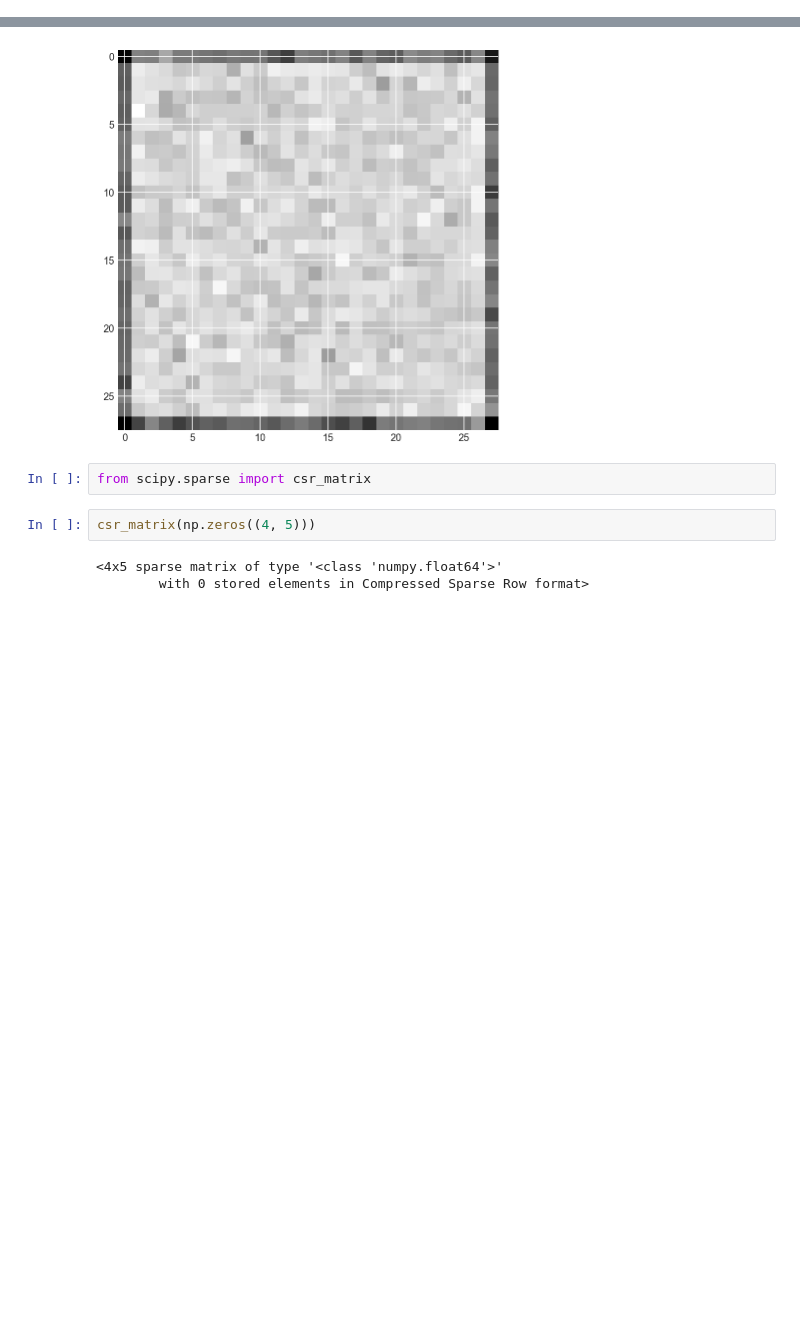
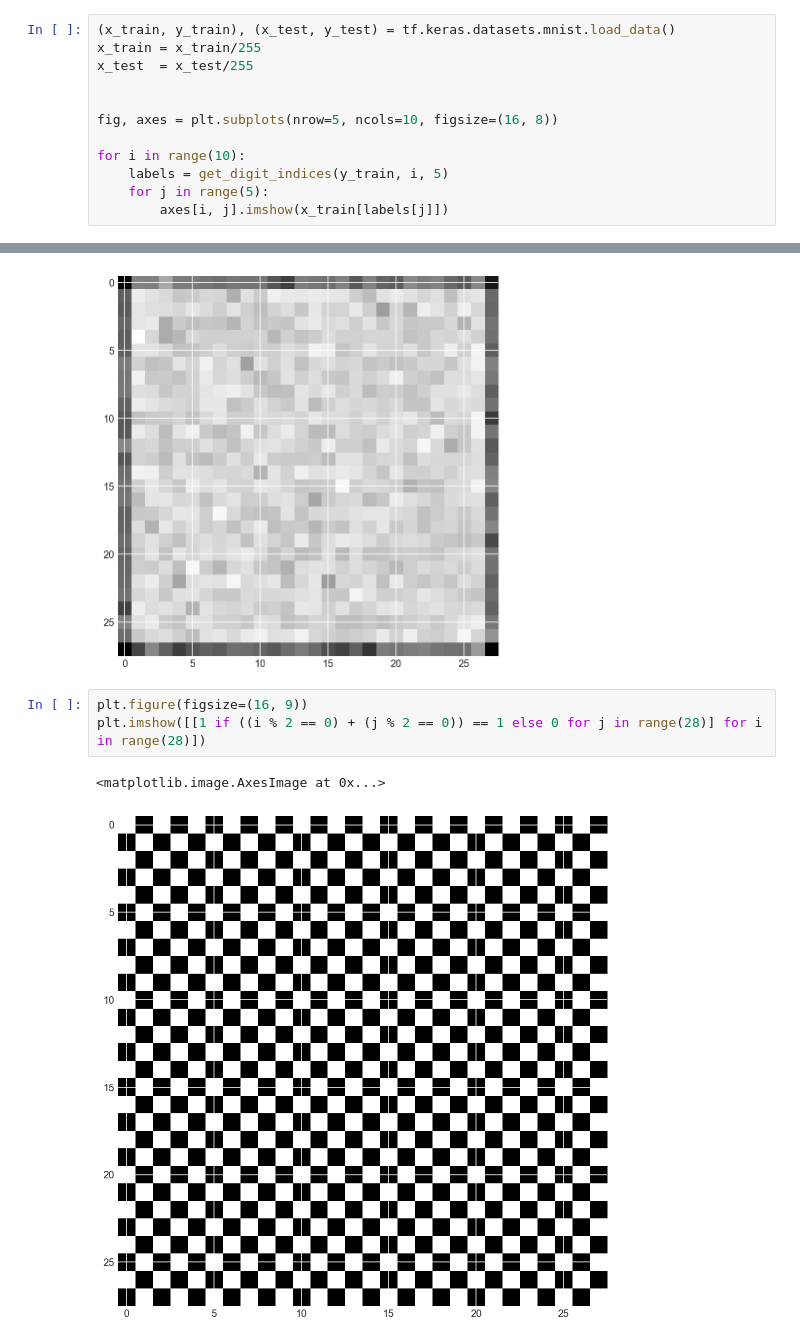
Before and after one commit to LarryShamalama/Spatial-image-analysis, a Jupyter notebook: view-results.ipynb, the cells around one changed output, grey strips where cells are left out. Cells and saved outputs as stored; diff of their text form; blank space fills up the shorter version.

```diff
--- a/view-results.ipynb
+++ b/view-results.ipynb
@@ -9 +11,13 @@ import tensorflow as tf
 plt.style.use('seaborn-darkgrid')
+# %%
+(x_train, y_train), (x_test, y_test) = tf.keras.datasets.mnist.load_data()
+x_train = x_train/255
+x_test  = x_test/255
+
+
+fig, axes = plt.subplots(nrow=5, ncols=10, figsize=(16, 8))
+
+for i in range(10):
+    labels = get_digit_indices(y_train, i, 5)
+    for j in range(5):
+        axes[i, j].imshow(x_train[labels[j]])
@@ -35,10 +51,9 @@ plot(np.mean(phi_values, axis=0).reshape(28, 28))
 plot(np.std(phi_values, axis=0).reshape(28, 28))
 # %% [output]
 [figure]
-# %%
-from scipy.sparse import csr_matrix
-# %%
-csr_matrix(np.zeros((4, 5)))
-# %% [output]
-<4x5 sparse matrix of type '<class 'numpy.float64'>'
-        with 0 stored elements in Compressed Sparse Row format>
+# %%
+plt.figure(figsize=(16, 9))
+plt.imshow([[1 if ((i % 2 == 0) + (j % 2 == 0)) == 1 else 0 for j in range(28)] for i in range(28)])
+# %% [output]
+<matplotlib.image.AxesImage at 0x...>
+[figure, added]
```
Also changed, not shown: parts of 2 cells of this notebook, 7 other files.
